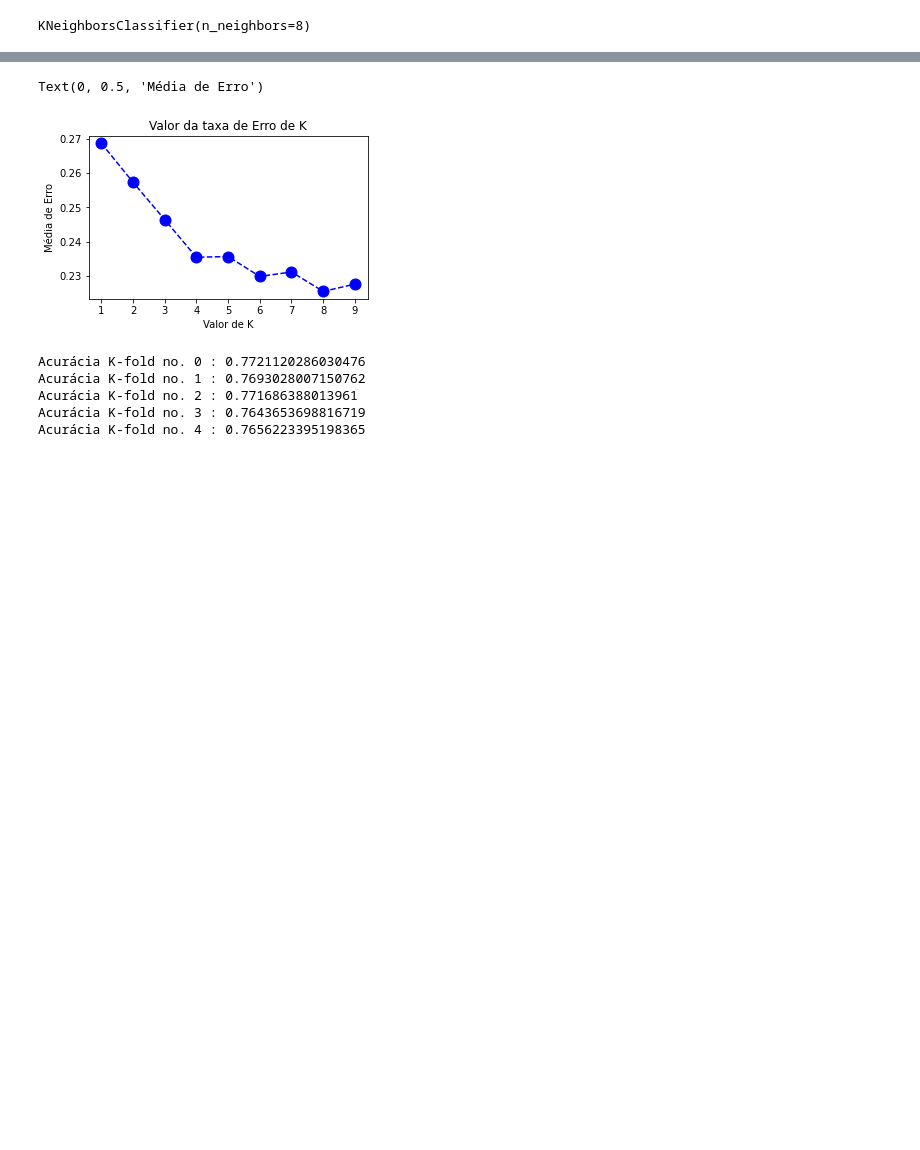
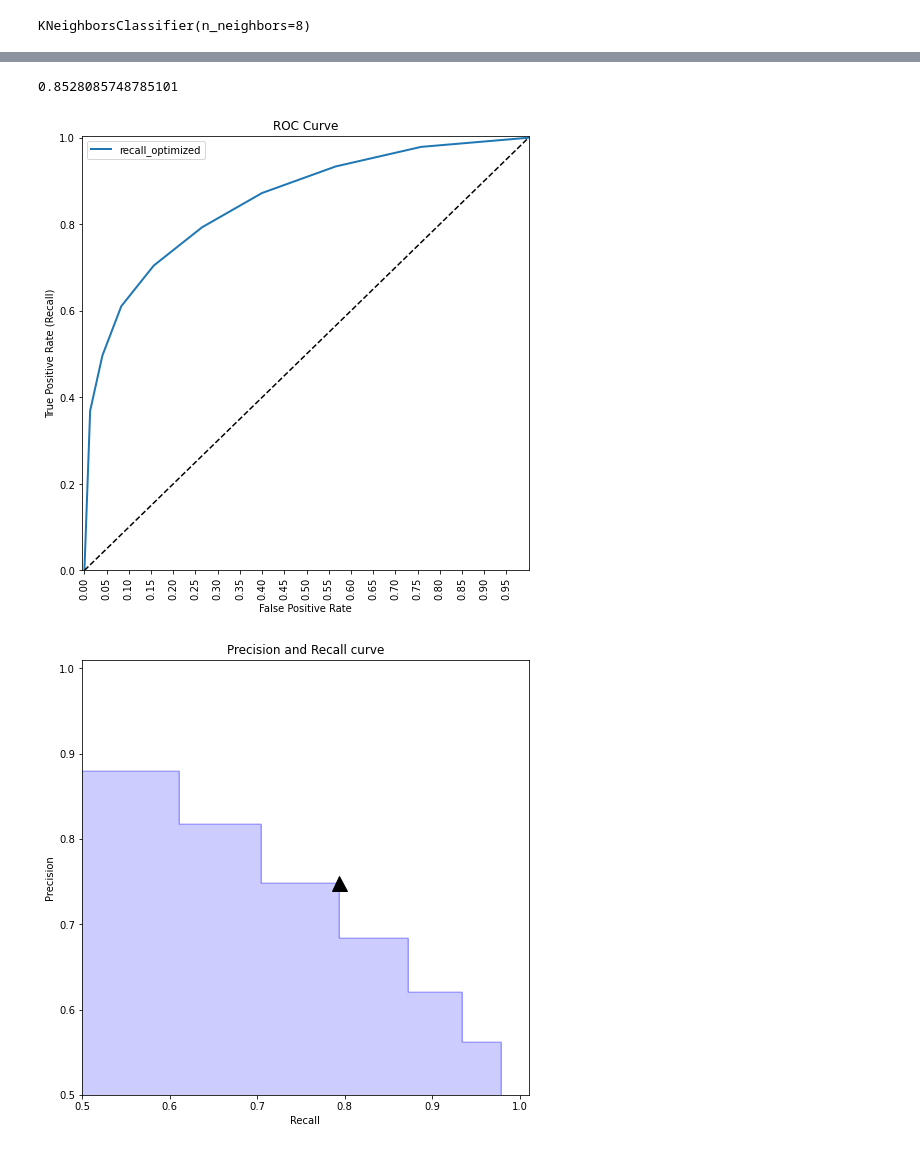
Before and after one commit to AbnerBissolli/Malicious-DNS-Detection, a Jupyter notebook: jupyter-notebooks/[04] [03] Classifier KNN.ipynb, the cells around one changed output, grey strips where cells are left out. Cells and saved outputs as stored; diff of their text form; code cells hidden in the pictures; blank space fills up the shorter version.

```diff
--- a/jupyter-notebooks/[04] [03] Classifier KNN.ipynb
+++ b/jupyter-notebooks/[04] [03] Classifier KNN.ipynb
@@ -86,12 +104,0 @@ for i in range(1, 10):
-# %%
-# GRÁFICO PARA MELHOR VALOR DE K
-
-plt.figure(figsize=(5, 3))
-plt.plot(range(1, 10), error, color='blue', linestyle='dashed', marker='o',
-         markerfacecolor='blue', markersize=11)
-plt.title('Valor da taxa de Erro de K')
-plt.xlabel('Valor de K')
-plt.ylabel('Média de Erro')
-# %% [output]
-Text(0, 0.5, 'Média de Erro')
-[figure, removed]
@@ -101,9 +104,0 @@ from sklearn.model_selection import cross_val_score
-# %%
-for i, score in enumerate(cross_val_score(classifier, X_train, y_train, cv=5)):
-    print(f"Acurácia K-fold no. {i} : {score}")
-# %% [output]
-Acurácia K-fold no. 0 : 0.7721120286030476
-Acurácia K-fold no. 1 : 0.7693028007150762
-Acurácia K-fold no. 2 : 0.771686388013961
-Acurácia K-fold no. 3 : 0.7643653698816719
-Acurácia K-fold no. 4 : 0.7656223395198365
@@ -109,0 +111,16 @@ Acurácia K-fold no. 4 : 0.7656223395198365
+# %%
+p, r, thresholds = precision_recall_curve(y_test, y_scores)
+
+# Roc
+
+fpr, tpr, auc_thresholds = roc_curve(y_test, y_scores)
+print(auc(fpr, tpr)) # AUC of ROC
+plot_roc_curve(fpr, tpr, 'recall_optimized')
+
+# PR
+precision_recall_threshold(p, r, thresholds, 0.45)
+plot_precision_recall_vs_threshold(p, r, thresholds)
+# %% [output]
+0.8528085748785101
+[figure, added]
+[figure, added]
```
Also changed, not shown: parts of 20 cells of this notebook.
